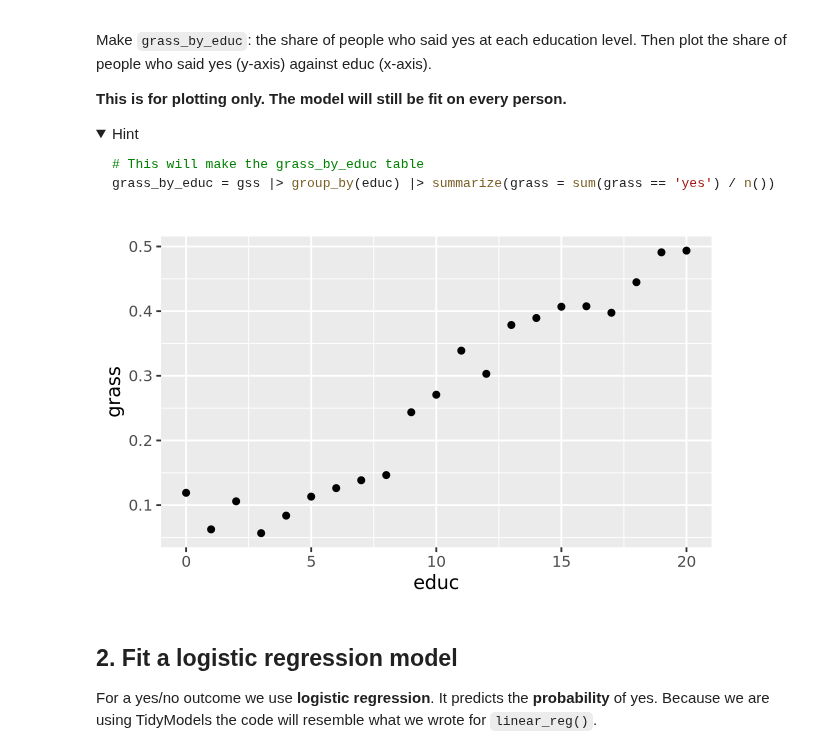
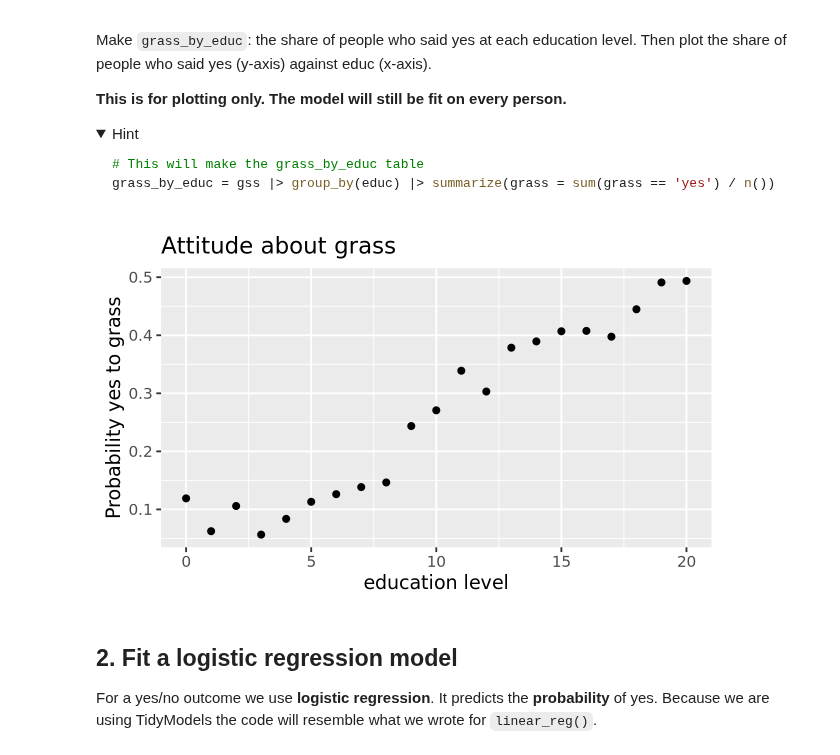
Before and after one commit to sophiaemcreynolds/codespace_9.30_512, a Jupyter notebook: exercises/10-marginal-effect-exercise.ipynb, the cells around one changed output. Saved outputs shown, nothing was run; the diff lists cells and outputs as text; code cells hidden in the pictures; folded sections open.

```diff
--- a/exercises/10-marginal-effect-exercise.ipynb
+++ b/exercises/10-marginal-effect-exercise.ipynb
@@ -51,12 +51,12 @@ grass_by_educ = gss |> group_by(educ) |> summarize(grass = sum(grass == 'yes') /
 # %%
 grass_by_educ = gss |> group_by(educ) |> summarize(grass = sum(grass == 'yes') / n())
 
 grass_by_educ
 
 grass_by_educ |>
-    ggplot(aes(y= grass, x = educ)) + geom_point()
+    ggplot(aes(y= grass, x = educ)) + geom_point() + labs(y="Probability yes to grass", x="education level", title = "Attitude about grass")
 # %% [output]
-[figure, old version]
+[figure, new version]
 # %% [markdown]
 ## 2. Fit a logistic regression model
 
```
